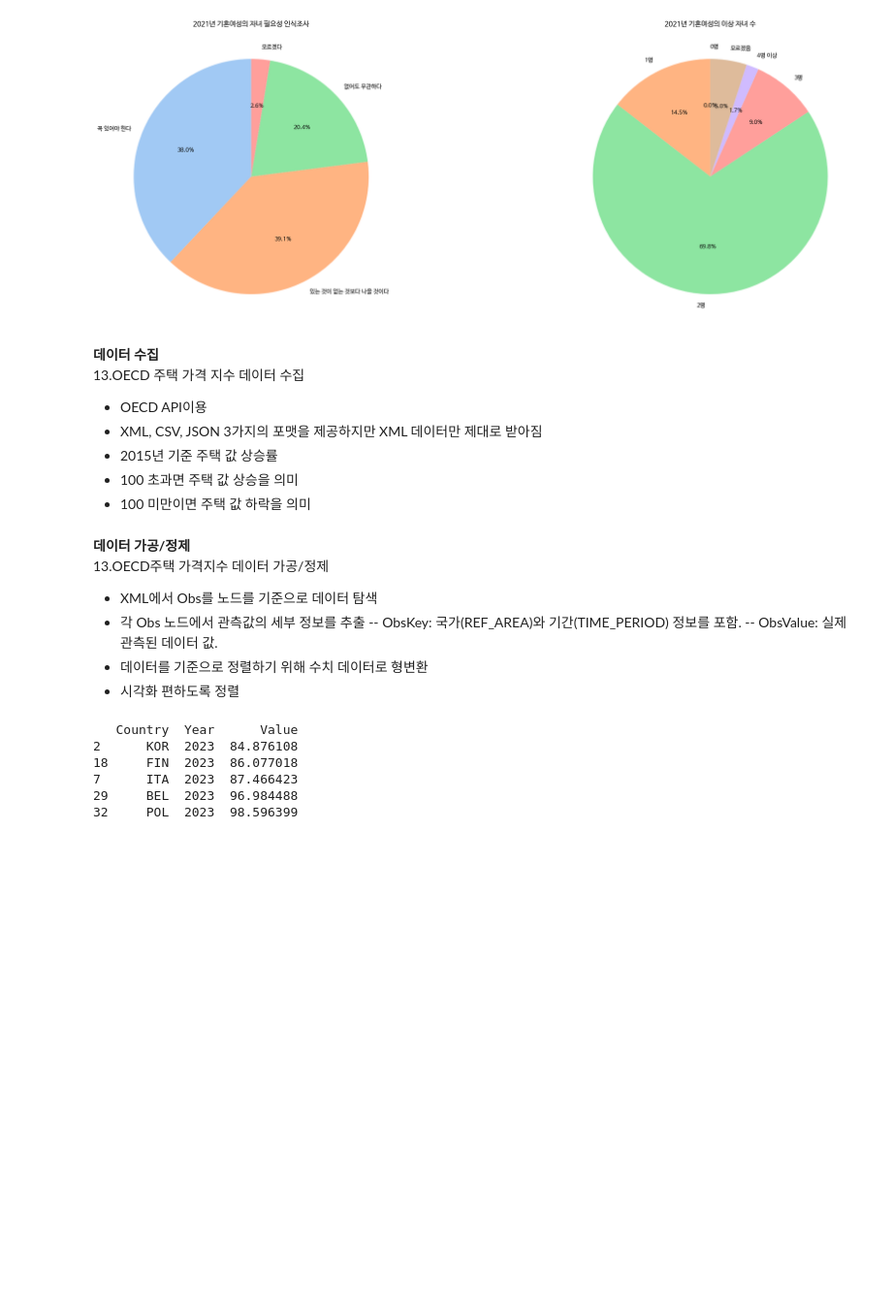
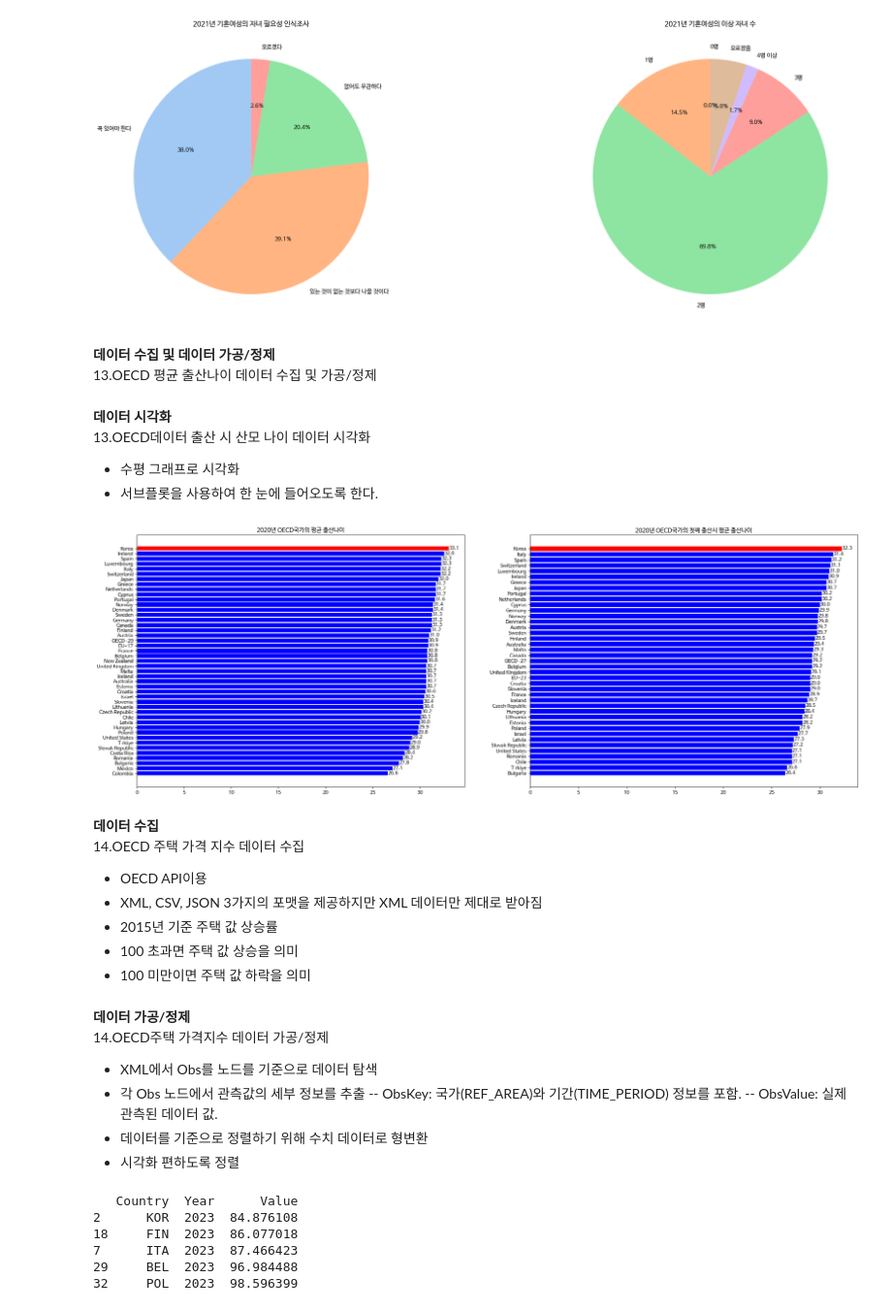
Before and after one commit to MCK-OOTS/DataVisualization, a Jupyter notebook: DataVisualization.ipynb, the cells around one changed output. Shown at 97% size. Cells and saved outputs as stored; diff of their text form; code cells hidden in the pictures; blank space fills up the shorter version.

```diff
--- a/DataVisualization.ipynb
+++ b/DataVisualization.ipynb
@@ -1309,3 +1411,6 @@ ax2.pie(
   Text(0.21581320018627295, 0.5598434268841241, '1.7%'),
   Text(0.09395380987392586, 0.59259824637791, '5.0%')])
 [figure]
+# %% [markdown]
+**데이터 수집 및 데이터 가공/정제**<br>
+13.OECD 평균 출산나이 데이터 수집 및 가공/정제
@@ -1312,6 +1428,66 @@ ax2.pie(
+# %%
+#OECD 평균 첫째의 출산나이
+try:
+    df_OECD_first_childbirth_age = pd.read_excel(file_path+'첫째 출산나이.xlsx', engine='openpyxl', header=0, index_col=0) #index_col = 국가 이름을 인덱스로 지정
+    df_OECD_first_childbirth_age = df_OECD_first_childbirth_age.loc[:, 2020]
+    df_OECD_first_childbirth_age = pd.DataFrame(df_OECD_first_childbirth_age) #DF
+    df_OECD_first_childbirth_age.columns = ['나이']
+    df_OECD_first_childbirth_age = df_OECD_first_childbirth_age.sort_values(by='나이', ascending=True)
+
+except Exception as e:
+    print("파일을 읽는 중 오류 발생:", e)
+# %% [markdown]
+**데이터 시각화**<br>
+13.OECD데이터 출산 시 산모 나이 데이터 시각화
+- 수평 그래프로 시각화
+- 서브플롯을 사용하여 한 눈에 들어오도록 한다.
+# %%
+# 산모 출산나이 그래프 그리기
+childbirth_age_sub_plot = plt.figure(figsize=(40, 20))
+
+
+ax1 = childbirth_age_sub_plot.add_subplot(2, 3, 1)
+ax1.set_title('2020년 OECD국가의 평균 출산나이')
+
+
+barplot1 = ax1.barh(
+    df_OECD_childbirth_age.index,
+    df_OECD_childbirth_age['나이'],
+    color=['blue' if country != 'Korea' else 'red' for country in df_OECD_childbirth_age.index]
+)
+
+
+for rect in barplot1:
+    width = rect.get_width()
+    ax1.text(
+        width, rect.get_y() + rect.get_height() / 2,
+        f'{width:.1f}',
+        va='center', ha='left', color='black', fontsize=10
+    )
+
+ax2 = childbirth_age_sub_plot.add_subplot(2, 3, 2)
+ax2.set_title('2020년 OECD국가의 첫째 출산시 평균 출산나이')
+
+
+barplot2 = ax2.barh(
+    df_OECD_first_childbirth_age.index,
+    df_OECD_first_childbirth_age['나이'],
+    color=['blue' if country != 'Korea' else 'red' for country in df_OECD_first_childbirth_age.index]
+)
+
+
+for rect in barplot2:
+    width = rect.get_width()
+    ax2.text(
+        width, rect.get_y() + rect.get_height() / 2,
+        f'{width:.1f}',
+        va='center', ha='left', color='black', fontsize=10
+    )
+# %% [output]
+[figure, added]
 # %% [markdown]
 **데이터 수집**<br>
-13.OECD 주택 가격 지수 데이터 수집
+14.OECD 주택 가격 지수 데이터 수집
 - OECD API이용
 - XML, CSV, JSON 3가지의 포맷을 제공하지만 XML 데이터만 제대로 받아짐
 - 2015년 기준 주택 값 상승률
@@ -1336,7 +1512,7 @@ response = requests.get(url)
 root = ET.fromstring(response.text)
 # %% [markdown]
 **데이터 가공/정제**<br>
-13.OECD주택 가격지수 데이터 가공/정제
+14.OECD주택 가격지수 데이터 가공/정제
 - XML에서 Obs를 노드를 기준으로 데이터 탐색
 - 각 Obs 노드에서 관측값의 세부 정보를 추출
 -- ObsKey: 국가(REF_AREA)와 기간(TIME_PERIOD) 정보를 포함.
```
Also changed, not shown: parts of 32 cells of this notebook.
